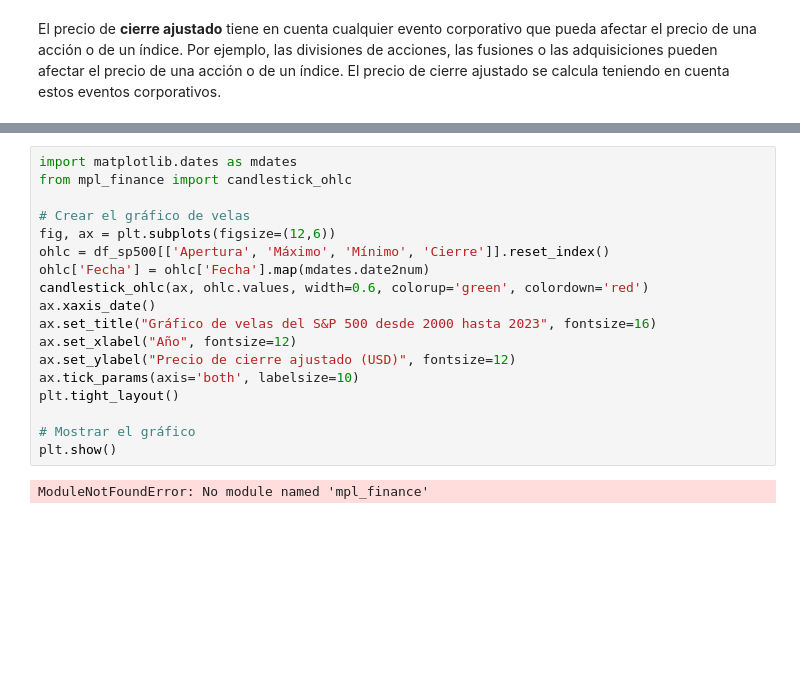
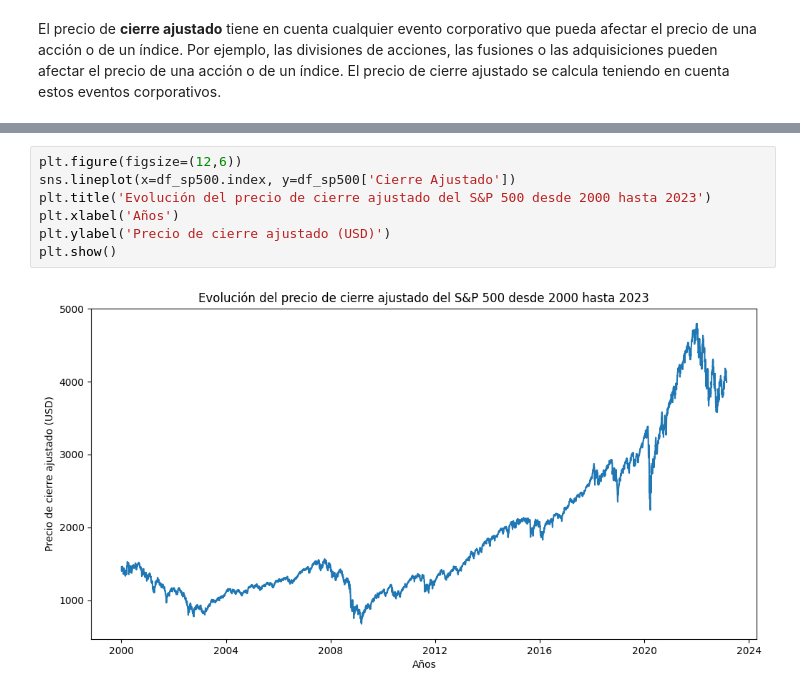
Before and after one commit to SoleEsp/PI_N2_DA, a Jupyter notebook: EDA.ipynb, the cells around one changed output, grey strips where cells are left out. Cells and saved outputs as stored; diff of their text form; blank space fills up the shorter version.

```diff
--- a/EDA.ipynb
+++ b/EDA.ipynb
@@ -150,20 +119,9 @@ plt.show()
-# %%
-import matplotlib.dates as mdates
-from mpl_finance import candlestick_ohlc
-
-# Crear el gráfico de velas
-fig, ax = plt.subplots(figsize=(12,6))
-ohlc = df_sp500[['Apertura', 'Máximo', 'Mínimo', 'Cierre']].reset_index()
-ohlc['Fecha'] = ohlc['Fecha'].map(mdates.date2num)
-candlestick_ohlc(ax, ohlc.values, width=0.6, colorup='green', colordown='red')
-ax.xaxis_date()
-ax.set_title("Gráfico de velas del S&P 500 desde 2000 hasta 2023", fontsize=16)
-ax.set_xlabel("Año", fontsize=12)
-ax.set_ylabel("Precio de cierre ajustado (USD)", fontsize=12)
-ax.tick_params(axis='both', labelsize=10)
-plt.tight_layout()
-
-# Mostrar el gráfico
-plt.show()
-# %% [output]
-ModuleNotFoundError: No module named 'mpl_finance'
+# %%
+plt.figure(figsize=(12,6))
+sns.lineplot(x=df_sp500.index, y=df_sp500['Cierre Ajustado'])
+plt.title('Evolución del precio de cierre ajustado del S&P 500 desde 2000 hasta 2023')
+plt.xlabel('Años')
+plt.ylabel('Precio de cierre ajustado (USD)')
+plt.show()
+# %% [output]
+[figure, added]
```
Also changed, not shown: parts of 15 cells of this notebook.
